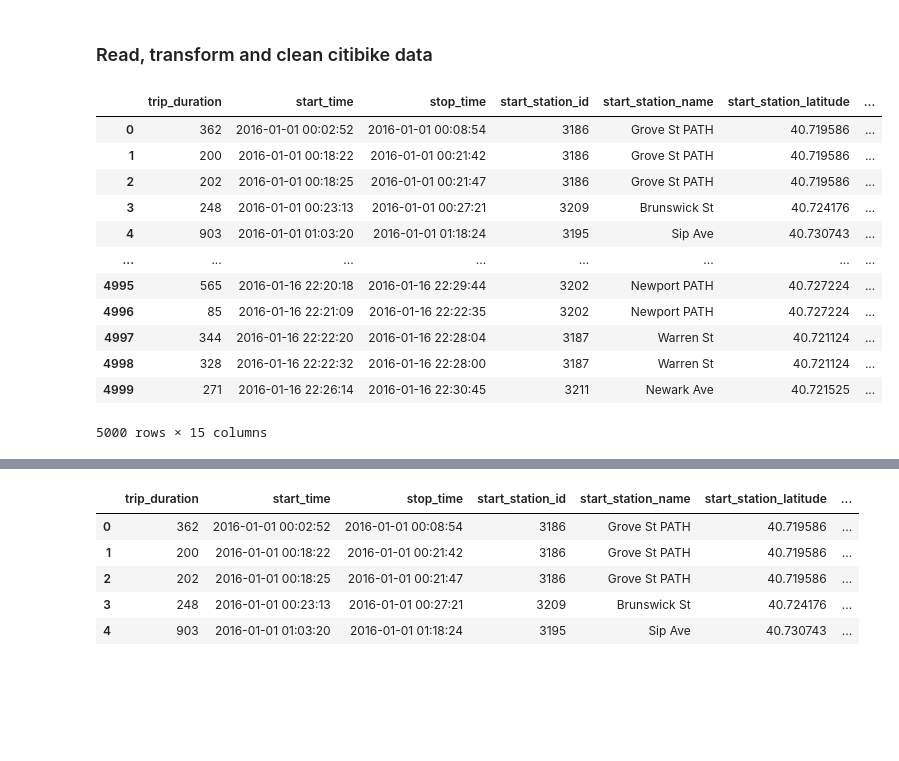
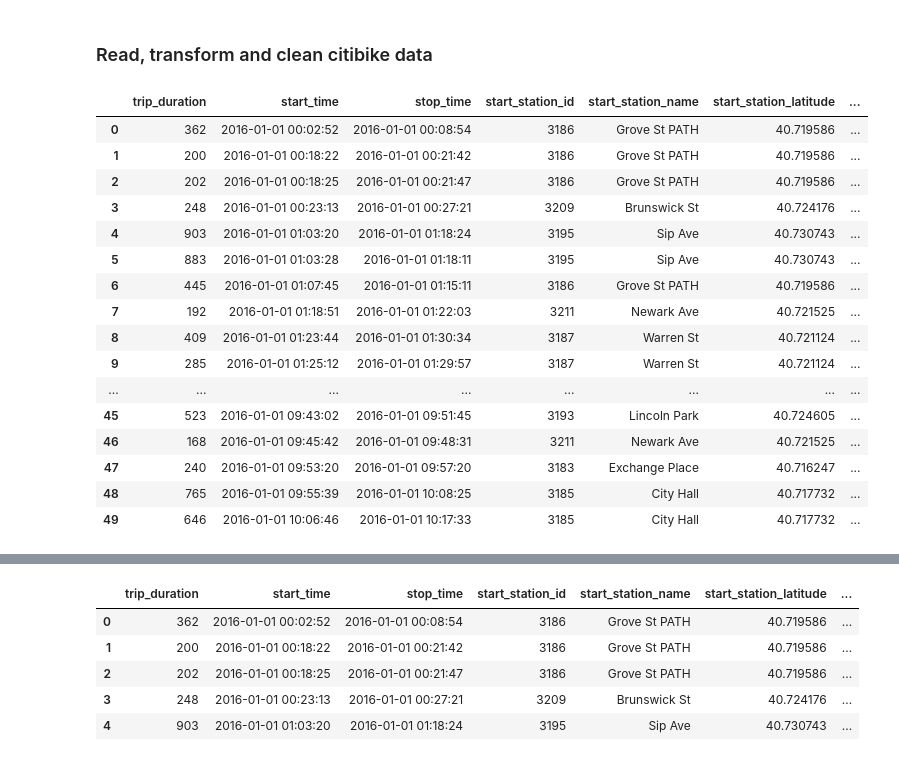
Before and after one commit to sebasgw/bike-rental-starter-kit, a Jupyter notebook: ETL_bike_rental.ipynb, the cells around one changed output, grey strips where cells are left out. Saved outputs shown, nothing was run; the diff lists cells and outputs as text; code cells hidden in the pictures; blank space fills up the shorter version.

```diff
--- a/data_exploration.ipynb
+++ b/ETL_bike_rental.ipynb
@@ -48,21 +131,25 @@ citi_bike_df = citi_bike_df.rename(columns={
                                             'Gender':'gender'
 })
 # %%
-citi_bike_df.head(5000)
+citi_bike_df.head(50)
 # %% [output]
 |  | trip_duration | start_time | stop_time | start_station_id | start_station_name | start_station_latitude | ... |
 | 0 | 362 | 2016-01-01 00:02:52 | 2016-01-01 00:08:54 | 3186 | Grove St PATH | 40.719586 | ... |
 | 1 | 200 | 2016-01-01 00:18:22 | 2016-01-01 00:21:42 | 3186 | Grove St PATH | 40.719586 | ... |
 | 2 | 202 | 2016-01-01 00:18:25 | 2016-01-01 00:21:47 | 3186 | Grove St PATH | 40.719586 | ... |
 | 3 | 248 | 2016-01-01 00:23:13 | 2016-01-01 00:27:21 | 3209 | Brunswick St | 40.724176 | ... |
 | 4 | 903 | 2016-01-01 01:03:20 | 2016-01-01 01:18:24 | 3195 | Sip Ave | 40.730743 | ... |
+| 5 | 883 | 2016-01-01 01:03:28 | 2016-01-01 01:18:11 | 3195 | Sip Ave | 40.730743 | ... |
+| 6 | 445 | 2016-01-01 01:07:45 | 2016-01-01 01:15:11 | 3186 | Grove St PATH | 40.719586 | ... |
+| 7 | 192 | 2016-01-01 01:18:51 | 2016-01-01 01:22:03 | 3211 | Newark Ave | 40.721525 | ... |
+| 8 | 409 | 2016-01-01 01:23:44 | 2016-01-01 01:30:34 | 3187 | Warren St | 40.721124 | ... |
+| 9 | 285 | 2016-01-01 01:25:12 | 2016-01-01 01:29:57 | 3187 | Warren St | 40.721124 | ... |
 | ... | ... | ... | ... | ... | ... | ... | ... |
-| 4995 | 565 | 2016-01-16 22:20:18 | 2016-01-16 22:29:44 | 3202 | Newport PATH | 40.727224 | ... |
-| 4996 | 85 | 2016-01-16 22:21:09 | 2016-01-16 22:22:35 | 3202 | Newport PATH | 40.727224 | ... |
-| 4997 | 344 | 2016-01-16 22:22:20 | 2016-01-16 22:28:04 | 3187 | Warren St | 40.721124 | ... |
-| 4998 | 328 | 2016-01-16 22:22:32 | 2016-01-16 22:28:00 | 3187 | Warren St | 40.721124 | ... |
-| 4999 | 271 | 2016-01-16 22:26:14 | 2016-01-16 22:30:45 | 3211 | Newark Ave | 40.721525 | ... |
+| 45 | 523 | 2016-01-01 09:43:02 | 2016-01-01 09:51:45 | 3193 | Lincoln Park | 40.724605 | ... |
+| 46 | 168 | 2016-01-01 09:45:42 | 2016-01-01 09:48:31 | 3211 | Newark Ave | 40.721525 | ... |
+| 47 | 240 | 2016-01-01 09:53:20 | 2016-01-01 09:57:20 | 3183 | Exchange Place | 40.716247 | ... |
+| 48 | 765 | 2016-01-01 09:55:39 | 2016-01-01 10:08:25 | 3185 | City Hall | 40.717732 | ... |
+| 49 | 646 | 2016-01-01 10:06:46 | 2016-01-01 10:17:33 | 3185 | City Hall | 40.717732 | ... |
-5000 rows × 15 columns
 # %%
 citi_bike_df.info()
 # %% [output]
```
Also changed, not shown: parts of 13 cells of this notebook.
